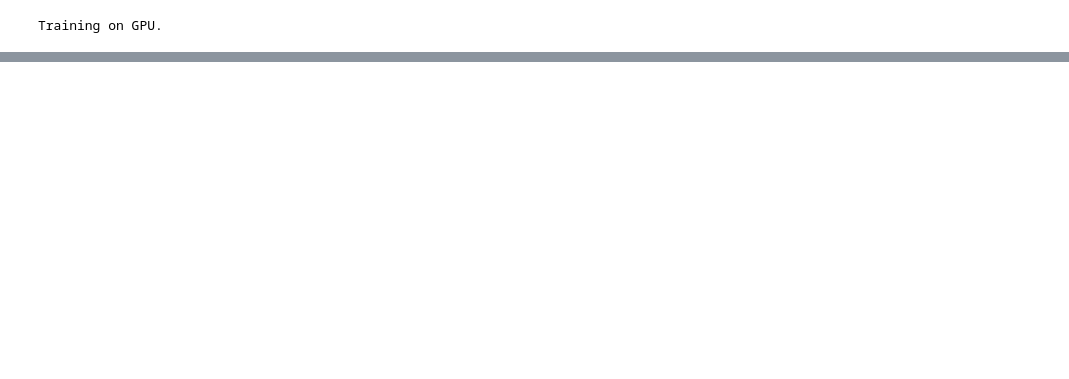
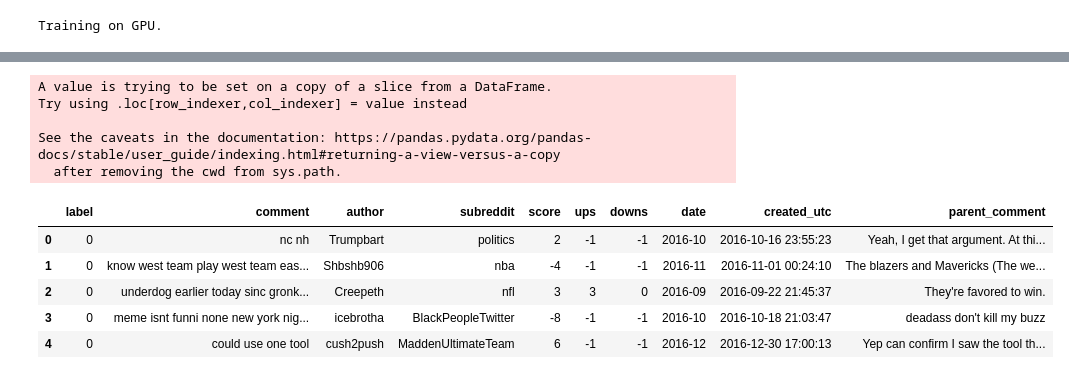
Before and after one commit to dannydhkim/Reddit_Sarcasm, a Jupyter notebook: Sarcasm Detection_model_v1.ipynb, the cells around one changed output, grey strips where cells are left out. Saved outputs shown, nothing was run; the diff lists cells and outputs as text; code cells hidden in the pictures; blank space fills up the shorter version.

```diff
--- a/Sarcasm Detection_model_v1.ipynb
+++ b/Sarcasm Detection_model_v1.ipynb
@@ -64,0 +171,32 @@ Name: label, dtype: int64
+# %%
+lemmatizer = WordNetLemmatizer()
+
+def lemmatize_each_word(text):
+    '''This function lemmatizes each word, e.g.,
+    - Remove the final "s" or "es" to singularize plurals and change person of some verbs
+      (gets --> get,
+      passes --> pass,
+      BUT not always as expected:
+      does --> doe (a deer, a female deer),
+      capitalizes --> captializes)
+    '''
+    text = [lemmatizer.lemmatize(word) for word in text.split()]
+    return ' '.join(text)
+# %%
+# apply lemmatize_each_word(text) function to each TRAIN and TEST comment
+
+# TRAIN
+train['comment'] = train['comment'].apply(lemmatize_each_word)
+train.head()
+# %% [output]
+A value is trying to be set on a copy of a slice from a DataFrame.
+Try using .loc[row_indexer,col_indexer] = value instead
+
+See the caveats in the documentation: https://pandas.pydata.org/pandas-docs/stable/user_guide/indexing.html#returning-a-view-versus-a-copy
+  after removing the cwd from sys.path.
+|  | label | comment | author | subreddit | score | ups | downs | date | created_utc | parent_comment |
+| 0 | 0 | nc nh | Trumpbart | politics | 2 | -1 | -1 | 2016-10 | 2016-10-16 23:55:23 | Yeah, I get that argument. At thi... |
+| 1 | 0 | know west team play west team eas... | Shbshb906 | nba | -4 | -1 | -1 | 2016-11 | 2016-11-01 00:24:10 | The blazers and Mavericks (The we... |
+| 2 | 0 | underdog earlier today sinc gronk... | Creepeth | nfl | 3 | 3 | 0 | 2016-09 | 2016-09-22 21:45:37 | They're favored to win. |
+| 3 | 0 | meme isnt funni none new york nig... | icebrotha | BlackPeopleTwitter | -8 | -1 | -1 | 2016-10 | 2016-10-18 21:03:47 | deadass don't kill my buzz |
+| 4 | 0 | could use one tool | cush2push | MaddenUltimateTeam | 6 | -1 | -1 | 2016-12 | 2016-12-30 17:00:13 | Yep can confirm I saw the tool th... |
```
Also changed, not shown: parts of 49 cells of this notebook, 1 other file.
